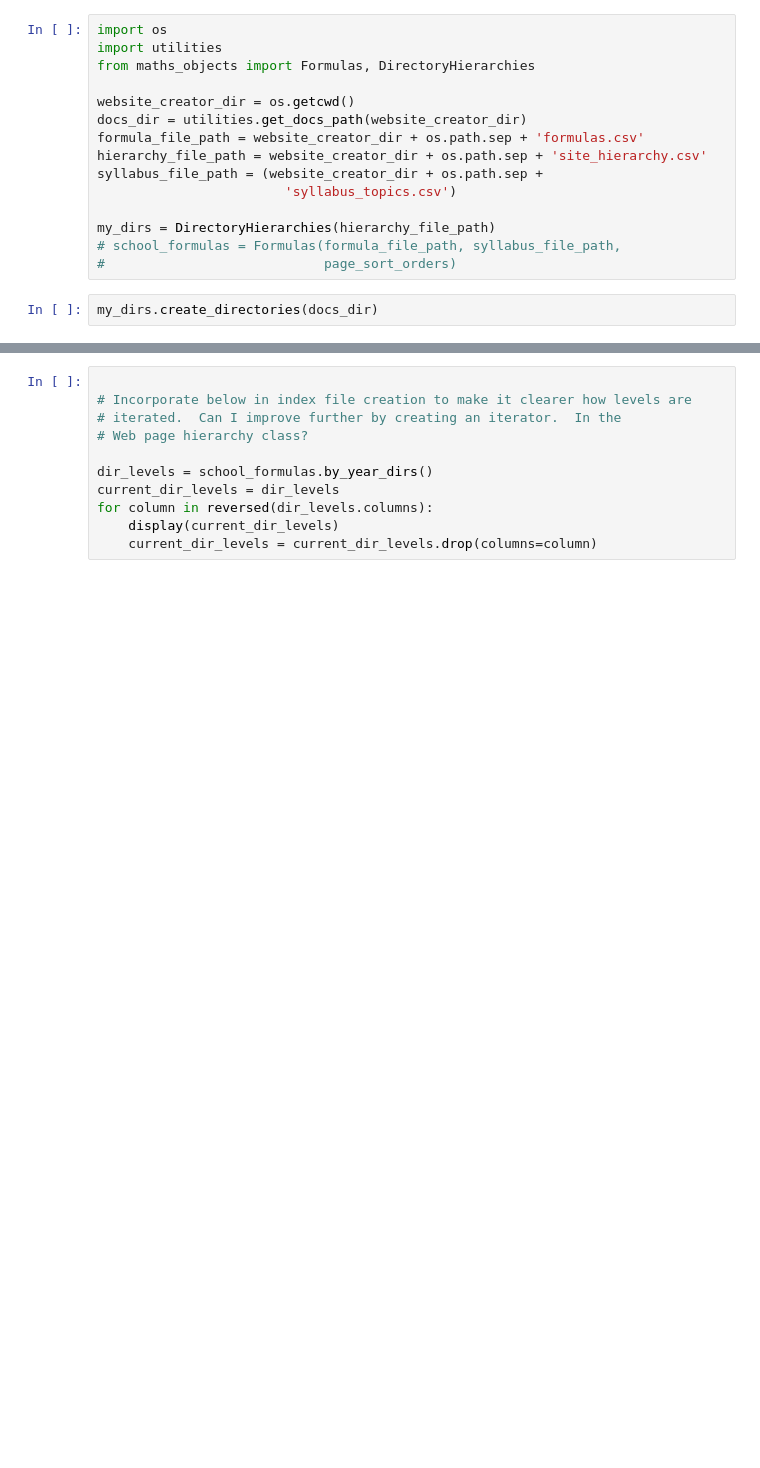
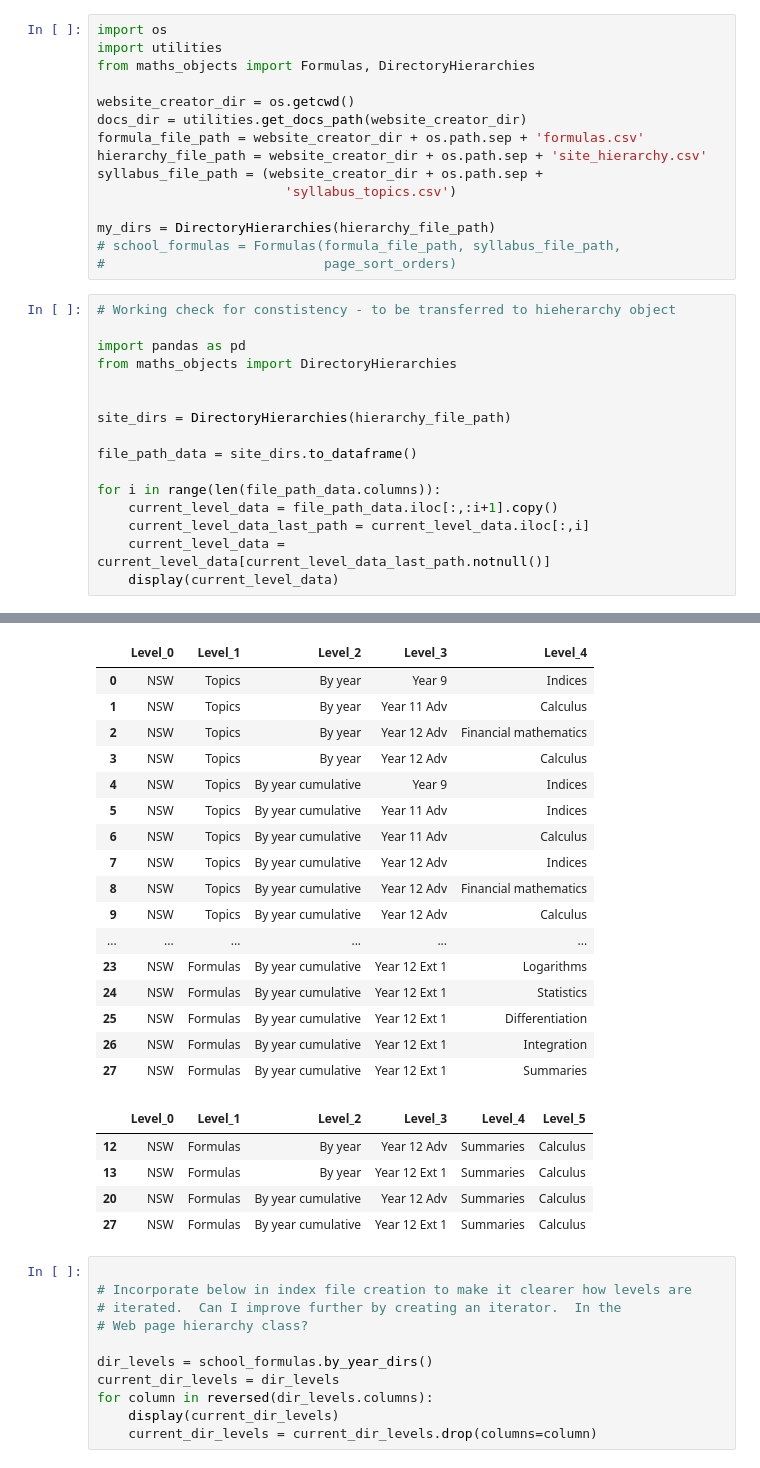
Before and after one commit to charl-potgieter/AustralianSchoolMaths, a Jupyter notebook: WebsiteCreator/caller.ipynb, the cells around one changed output, grey strips where cells are left out. Cells and saved outputs as stored; diff of their text form; blank space fills up the shorter version.

Commit message:
formulas_to_class wip 10

```diff
--- a/WebsiteCreator/caller.ipynb
+++ b/WebsiteCreator/caller.ipynb
@@ -13,5 +13,20 @@ syllabus_file_path = (website_creator_dir + os.path.sep +
 my_dirs = DirectoryHierarchies(hierarchy_file_path)
 # school_formulas = Formulas(formula_file_path, syllabus_file_path,
 #                            page_sort_orders)
-# %%
-my_dirs.create_directories(docs_dir)
+# %%
+# Working check for constistency - to be transferred to hieherarchy object
+
+import pandas as pd
+from maths_objects import DirectoryHierarchies
+
+
+site_dirs = DirectoryHierarchies(hierarchy_file_path)
+
+file_path_data = site_dirs.to_dataframe()
+
+for i in range(len(file_path_data.columns)):
+    current_level_data = file_path_data.iloc[:,:i+1].copy()
+    current_level_data_last_path = current_level_data.iloc[:,i]
+    current_level_data = current_level_data[current_level_data_last_path.notnull()]
+    display(current_level_data)
+# %% [output]
@@ -18,3 +101,25 @@ my_dirs.create_directories(docs_dir)
+|  | Level_0 | Level_1 | Level_2 | Level_3 | Level_4 |
+| 0 | NSW | Topics | By year | Year 9 | Indices |
+| 1 | NSW | Topics | By year | Year 11 Adv | Calculus |
+| 2 | NSW | Topics | By year | Year 12 Adv | Financial mathematics |
+| 3 | NSW | Topics | By year | Year 12 Adv | Calculus |
+| 4 | NSW | Topics | By year cumulative | Year 9 | Indices |
+| 5 | NSW | Topics | By year cumulative | Year 11 Adv | Indices |
+| 6 | NSW | Topics | By year cumulative | Year 11 Adv | Calculus |
+| 7 | NSW | Topics | By year cumulative | Year 12 Adv | Indices |
+| 8 | NSW | Topics | By year cumulative | Year 12 Adv | Financial mathematics |
+| 9 | NSW | Topics | By year cumulative | Year 12 Adv | Calculus |
+| ... | ... | ... | ... | ... | ... |
+| 23 | NSW | Formulas | By year cumulative | Year 12 Ext 1 | Logarithms |
+| 24 | NSW | Formulas | By year cumulative | Year 12 Ext 1 | Statistics |
+| 25 | NSW | Formulas | By year cumulative | Year 12 Ext 1 | Differentiation |
+| 26 | NSW | Formulas | By year cumulative | Year 12 Ext 1 | Integration |
+| 27 | NSW | Formulas | By year cumulative | Year 12 Ext 1 | Summaries |
+|  | Level_0 | Level_1 | Level_2 | Level_3 | Level_4 | Level_5 |
+| 12 | NSW | Formulas | By year | Year 12 Adv | Summaries | Calculus |
+| 13 | NSW | Formulas | By year | Year 12 Ext 1 | Summaries | Calculus |
+| 20 | NSW | Formulas | By year cumulative | Year 12 Adv | Summaries | Calculus |
+| 27 | NSW | Formulas | By year cumulative | Year 12 Ext 1 | Summaries | Calculus |
 # %%
 
 # Incorporate below in index file creation to make it clearer how levels are
```
Also changed, not shown: parts of 1 cell of this notebook, 2 other files.
